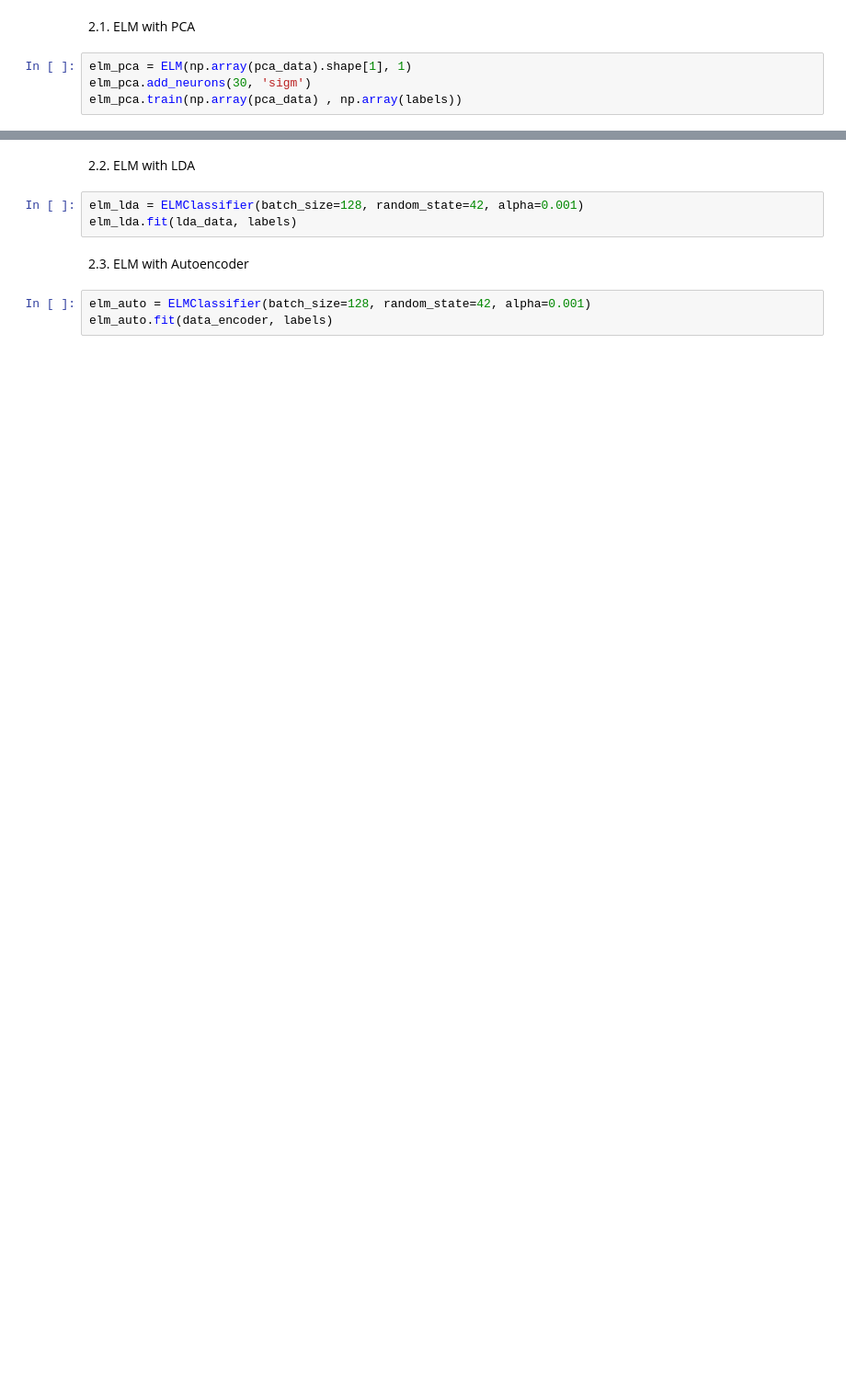
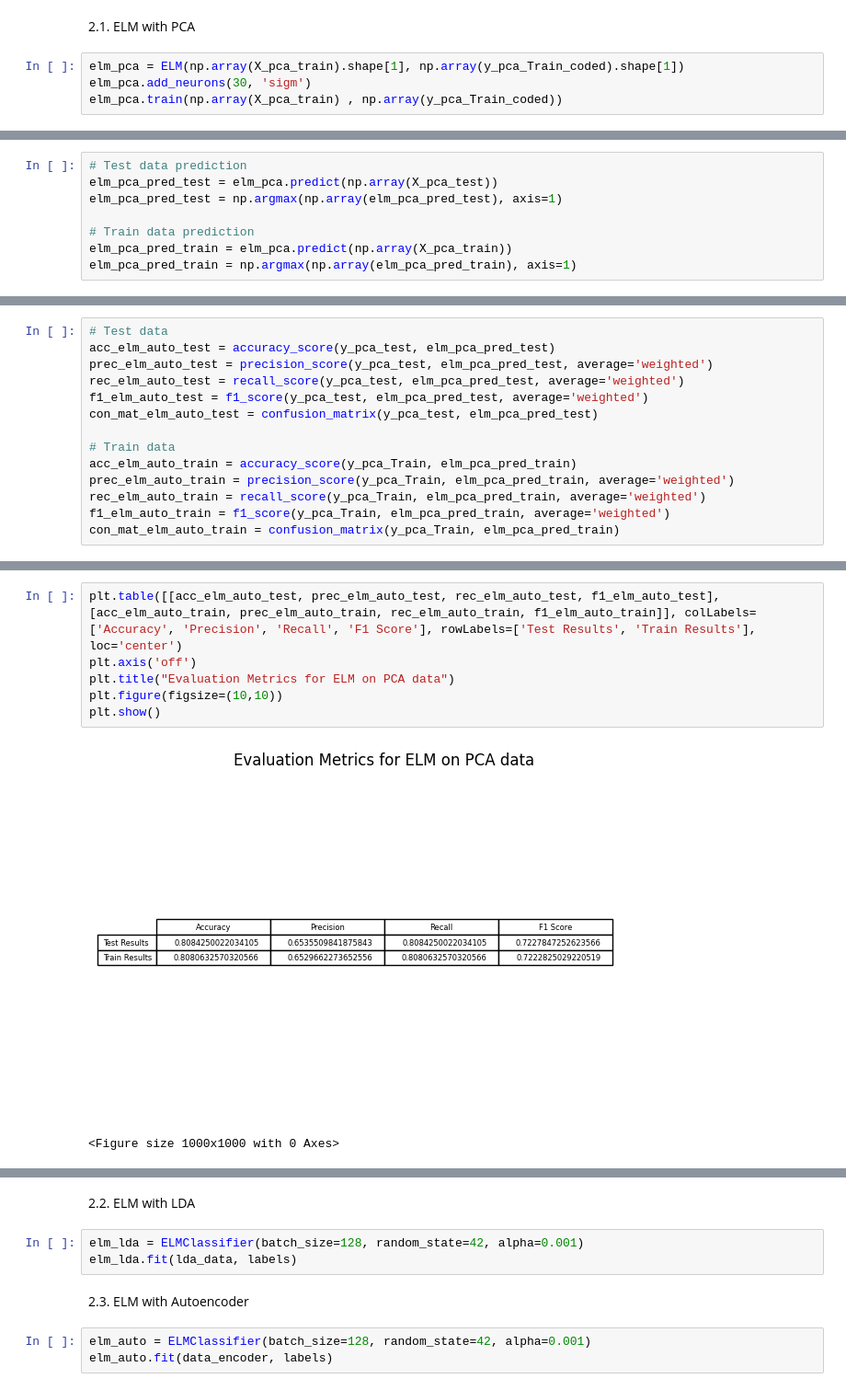
Before and after one commit to yazdanzv/Compare_Multiple_DL_Methods_on_Flight_USA_Dataset, a Jupyter notebook: main.ipynb, the cells around one changed output, grey strips where cells are left out. Shown at 92% size. Saved outputs shown, nothing was run; the diff lists cells and outputs as text; blank space fills up the shorter version.

```diff
--- a/main.ipynb
+++ b/main.ipynb
@@ -685,6 +719,6 @@ plt.show()
 # %% [markdown]
 2.1. ELM with PCA
 # %%
-elm_pca = ELM(np.array(pca_data).shape[1], 1)
+elm_pca = ELM(np.array(X_pca_train).shape[1], np.array(y_pca_Train_coded).shape[1])
 elm_pca.add_neurons(30, 'sigm')
-elm_pca.train(np.array(pca_data) , np.array(labels))
+elm_pca.train(np.array(X_pca_train) , np.array(y_pca_Train_coded))
@@ -694,0 +727,8 @@ elm_pca_pred = elm_pca.predict()
+# %%
+# Test data prediction
+elm_pca_pred_test = elm_pca.predict(np.array(X_pca_test))
+elm_pca_pred_test = np.argmax(np.array(elm_pca_pred_test), axis=1)
+
+# Train data prediction
+elm_pca_pred_train = elm_pca.predict(np.array(X_pca_train))
+elm_pca_pred_train = np.argmax(np.array(elm_pca_pred_train), axis=1)
@@ -694,0 +737,14 @@ elm_pca_pred = elm_pca.predict()
+# %%
+# Test data
+acc_elm_auto_test = accuracy_score(y_pca_test, elm_pca_pred_test)
+prec_elm_auto_test = precision_score(y_pca_test, elm_pca_pred_test, average='weighted')
+rec_elm_auto_test = recall_score(y_pca_test, elm_pca_pred_test, average='weighted')
+f1_elm_auto_test = f1_score(y_pca_test, elm_pca_pred_test, average='weighted')
+con_mat_elm_auto_test = confusion_matrix(y_pca_test, elm_pca_pred_test)
+
+# Train data
+acc_elm_auto_train = accuracy_score(y_pca_Train, elm_pca_pred_train)
+prec_elm_auto_train = precision_score(y_pca_Train, elm_pca_pred_train, average='weighted')
+rec_elm_auto_train = recall_score(y_pca_Train, elm_pca_pred_train, average='weighted')
+f1_elm_auto_train = f1_score(y_pca_Train, elm_pca_pred_train, average='weighted')
+con_mat_elm_auto_train = confusion_matrix(y_pca_Train, elm_pca_pred_train)
@@ -694,0 +753,9 @@ elm_pca_pred = elm_pca.predict()
+# %%
+plt.table([[acc_elm_auto_test, prec_elm_auto_test, rec_elm_auto_test, f1_elm_auto_test], [acc_elm_auto_train, prec_elm_auto_train, rec_elm_auto_train, f1_elm_auto_train]], colLabels=['Accuracy', 'Precision', 'Recall', 'F1 Score'], rowLabels=['Test Results', 'Train Results'], loc='center')
+plt.axis('off')
+plt.title("Evaluation Metrics for ELM on PCA data")
+plt.figure(figsize=(10,10))
+plt.show()
+# %% [output]
+[figure, added]
+<Figure size 1000x1000 with 0 Axes>
```
Also changed, not shown: parts of 24 cells of this notebook.
